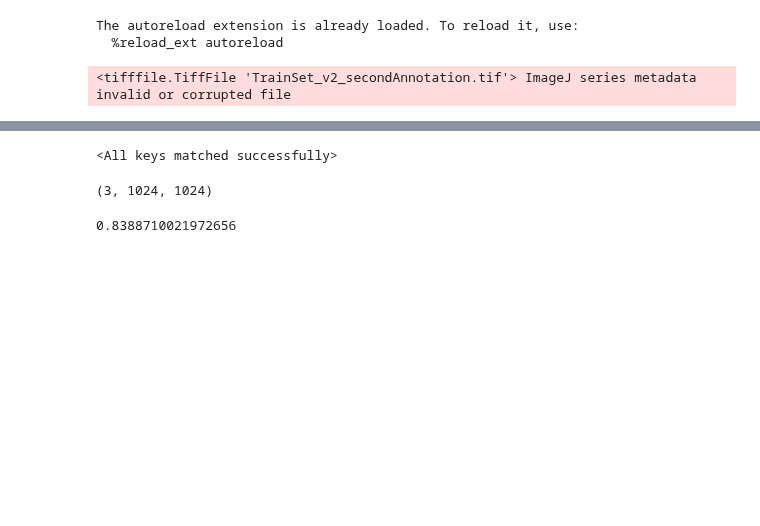
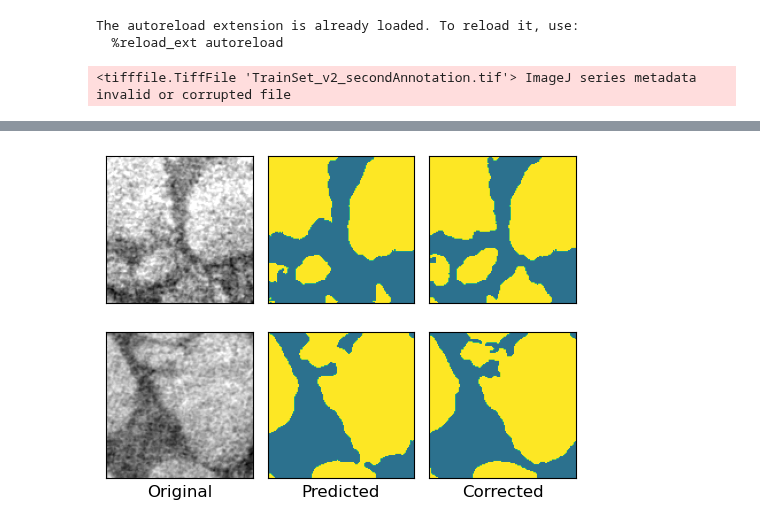
Before and after one commit to laura-rieger/segmenter, a Jupyter notebook: notebooks/Repeat annotation.ipynb, the cells around one changed output, grey strips where cells are left out. Drawn from its saved outputs; the diff is of its cells as text; code cells hidden in the pictures; blank space fills up the shorter version.

```diff
--- a/notebooks/Repeat annotation.ipynb
+++ b/notebooks/Repeat annotation.ipynb
@@ -77,10 +91,57 @@ my_file_name = results.file_name[results.final_dice_score.idxmax()]
+# %%
+# figure for human progress
+folder_name = "C:\\Users\\lauri\\OneDrive - Danmarks Tekniske Universitet\\Dokumenter\\GitHub\\segmenter\\progress_files\\8766305759"
+human_annotated = oj(folder_name, "human_annotated")
+files_in_ha = sorted([oj(human_annotated, fname) for fname in os.listdir(human_annotated) ])
+# choose 4 tif files
+# load the files
+np.random.seed(42)
+my_files = np.random.choice(files_in_ha, 4)
+# my_files = files_in_ha[-4:]
+my_files_predicted = [x.replace('human_annotated', 'predictions') for x in my_files]
+
+my_files_images = [x.replace('human_annotated', 'images') for x in my_files]
+# %%
+# load the tif files
+import tifffile
+fig, axes = plt.subplots(ncols=3, nrows =2, figsize= (5,4))
+for i, file in enumerate(my_files_images[:2]):
+    img = tifffile.imread(file)
+    axes[i,0].imshow(img, cmap = plt.get_cmap('gray')  )
+    # axes[0,i,].set_title(file.split("\\")[-1], fontsize = 20)
+    axes[i,0].set_xticks([])
+    axes[i,0].set_yticks([])
+    img_pred = tifffile.imread(my_files_predicted[i])
+    axes[i,1].imshow(img_pred, vmin =100, vmax = 242)
+    # axes[1,i,].set_title(my_files_predicted[i].split("\\")[-1], fontsize = 20)
+    axes[i,1].set_xticks([])
+    axes[i,1].set_yticks([])
+    img = tifffile.imread(my_files[i])
+    axes[i,2].imshow(img, vmin = 100, vmax = 242, alpha = (img_pred != img).astype(float))
+
+    axes[i,2].imshow(img, vmin = 100, vmax = 242, )
+    # axes[2,i,].set_title(my_files_images[i].split("\\")[-1], fontsize = 20)
+    axes[i,2].set_xticks([])
+    axes[i,2].set_yticks([])
+axes[1,0].set_xlabel('Original', fontsize = 12)
+axes[1,1].set_xlabel('Predicted', fontsize = 12)
+axes[1,2].set_xlabel('Corrected', fontsize = 12)
+plt.tight_layout()
+plt.savefig('human_progress.png', bbox_inches='tight', dpi=300)
+# %% [output]
+[figure, added]
 # %%
 # load a model and
+
+from scipy.signal import convolve2d
 from unet import UNet
+# from tqdm.notebook import  tqdm
+entropies_list = []
+# file_name = '0744366178' # base model
+file_name = '0704730836' # corrected model
 net = UNet(1, 3, ).to(device)
 
-
-
-net.load_state_dict(torch.load(oj(config['PATHS']['model_path'] , my_file_name +  ".pt" )))
+net.load_state_dict(torch.load(oj(config['PATHS']['model_path'] , file_name +  ".pt" )))
+y_pred = net(torch.Tensor(x[-1:, 0,1024:, :1024]/255.0)[None, :].to(device))
+y_pred_softmax = torch.nn.functional.softmax(y_pred[0], dim=0).detach().cpu().numpy()
+entropy = ( - (y_pred_softmax * np.log(y_pred_softmax)).sum(axis=0))
-# %% [output]
-<All keys matched successfully>
@@ -91,4 +147,0 @@ with torch.no_grad():
-# %%
-output.shape
-# %% [output]
-(3, 1024, 1024)
@@ -99,6 +147,0 @@ y_pred_one_hot = torch.nn.functional.one_hot(torch.Tensor(output[None,:].argmax(
-# %%
-print(multiclass_dice_coeff(y_pred_one_hot.float(),
-                    torch.Tensor(y[None,:]),
-                    num_classes=3).item())
-# %% [output]
-0.8388710021972656
```
Also changed, not shown: parts of 26 cells of this notebook, 9 other files.
